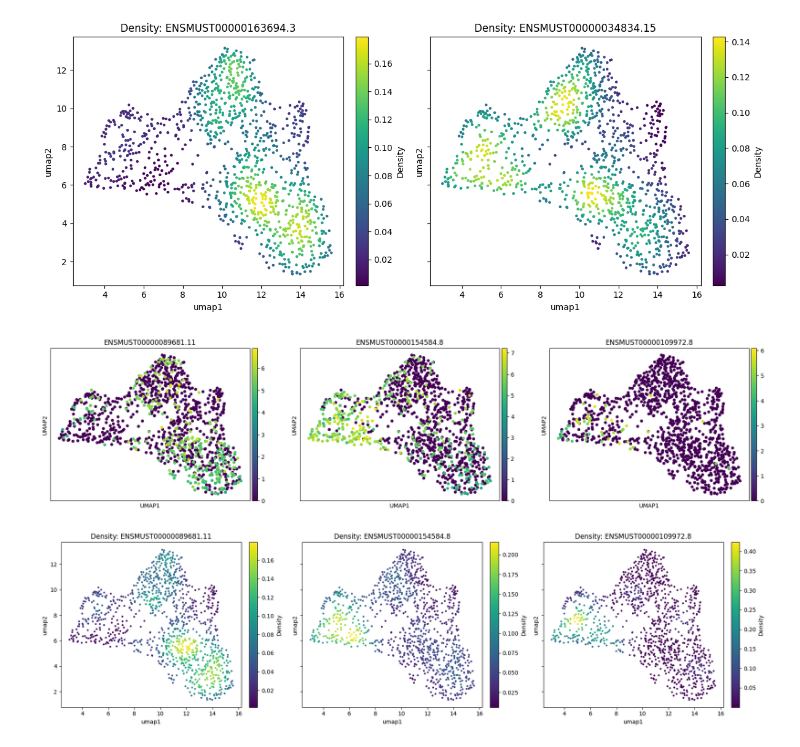
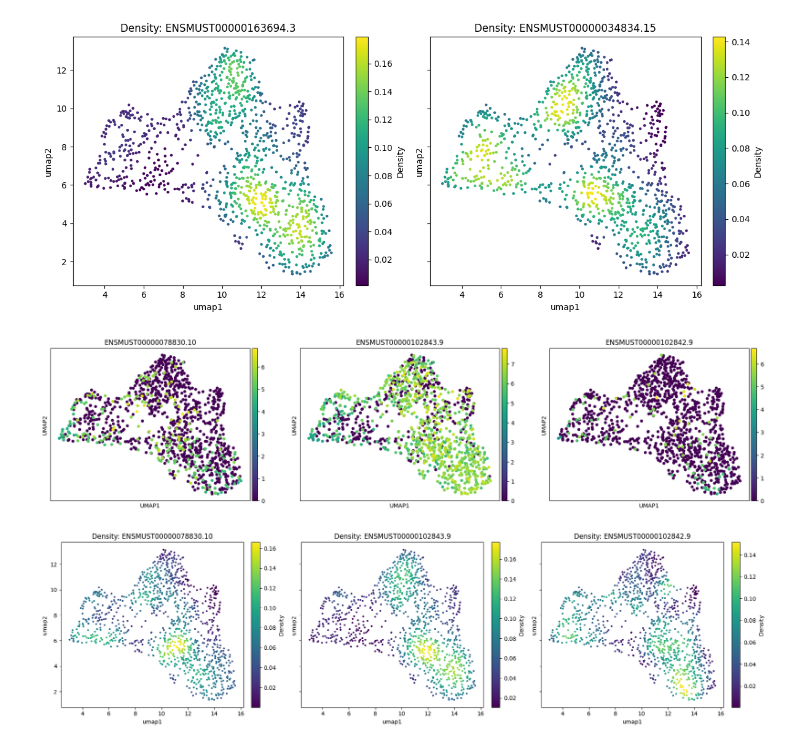
Before and after one commit to cobioda/allos, a Jupyter notebook: nbs/005_switch_search.ipynb, the cells around one changed output. Drawn from its saved outputs; the diff is of its cells as text; code cells hidden in the pictures.

```diff
--- a/nbs/005_switch_search.ipynb
+++ b/nbs/005_switch_search.ipynb
@@ -562,14 +616,14 @@ vs.plot_density_multi(combined_mouse_data, features=Pkm_Txs)
 # %% [output]
 [figure]
 # %%
-vs.plot_transcripts(combined_mouse_data, gene_id='Eef1d')
+vs.plot_transcripts(combined_mouse_data, gene_id='Rtn4')
 # %% [output]
-[figure, old version]
+[figure, new version]
 # %%
-Eef1d_Txs = combined_mouse_data[:, combined_mouse_data.var['geneId'] =='Eef1d'].var.index.to_list()
+Eef1d_Txs = combined_mouse_data[:, combined_mouse_data.var['geneId'] =='Rtn4'].var.index.to_list()
 vs.plot_density_multi(combined_mouse_data, features=Eef1d_Txs)
 # %% [output]
-[figure, old version]
+[figure, new version]
 # %%
 #| hide
 from nbdev.showdoc import *
```
Also changed, not shown: parts of 11 cells of this notebook, 2 other files.
